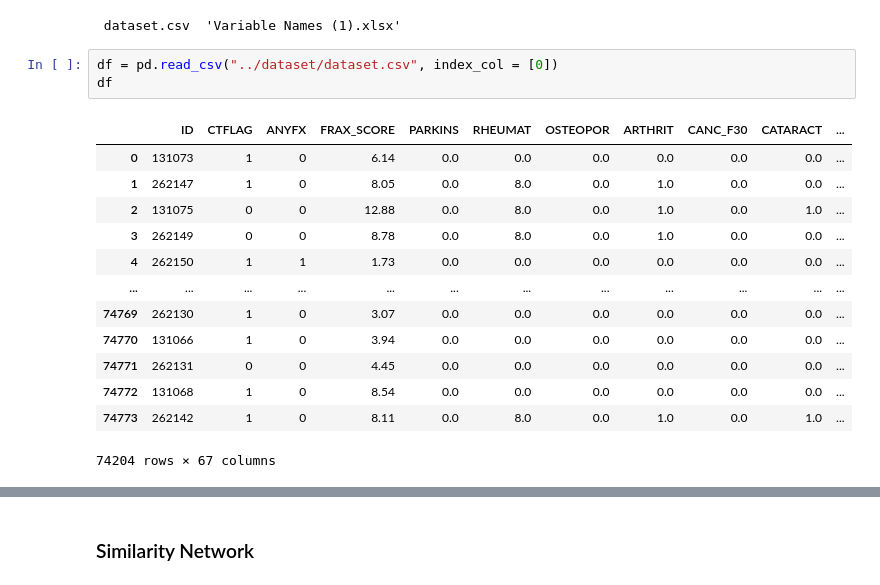
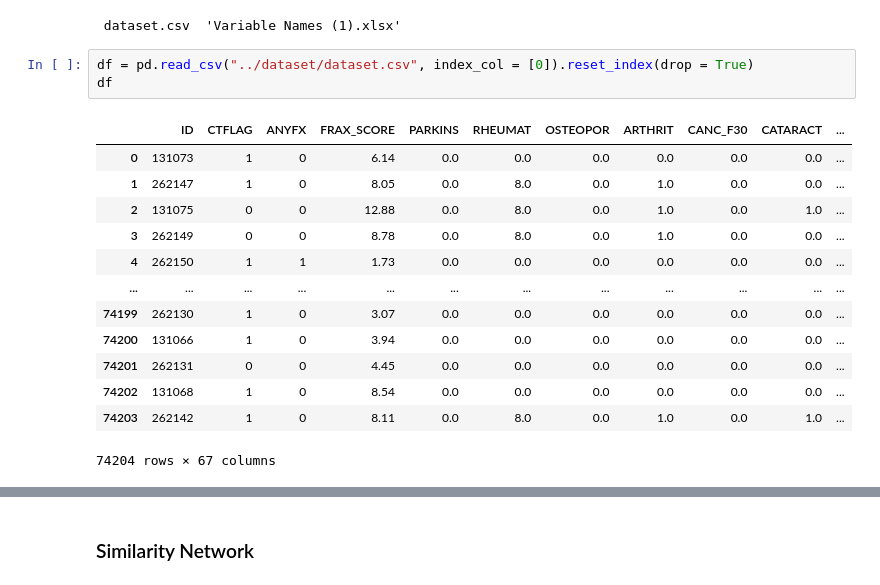
Before and after one commit to hwz628496/WHI_Fracture_GNN, a Jupyter notebook: notebooks_model/GNN.ipynb, the cells around one changed output, grey strips where cells are left out. Saved outputs shown, nothing was run; the diff lists cells and outputs as text.

```diff
--- a/notebooks_model/GNN.ipynb
+++ b/notebooks_model/GNN.ipynb
@@ -16,21 +16,21 @@ import networkx as nx
 # %% [output]
  dataset.csv  'Variable Names (1).xlsx'
 # %%
-df = pd.read_csv("../dataset/dataset.csv", index_col = [0])
+df = pd.read_csv("../dataset/dataset.csv", index_col = [0]).reset_index(drop = True)
 df
 # %% [output]
 |  | ID | CTFLAG | ANYFX | FRAX_SCORE | PARKINS | RHEUMAT | OSTEOPOR | ARTHRIT | CANC_F30 | CATARACT | ... |
 | 0 | 131073 | 1 | 0 | 6.14 | 0.0 | 0.0 | 0.0 | 0.0 | 0.0 | 0.0 | ... |
 | 1 | 262147 | 1 | 0 | 8.05 | 0.0 | 8.0 | 0.0 | 1.0 | 0.0 | 0.0 | ... |
 | 2 | 131075 | 0 | 0 | 12.88 | 0.0 | 8.0 | 0.0 | 1.0 | 0.0 | 1.0 | ... |
 | 3 | 262149 | 0 | 0 | 8.78 | 0.0 | 8.0 | 0.0 | 1.0 | 0.0 | 0.0 | ... |
 | 4 | 262150 | 1 | 1 | 1.73 | 0.0 | 0.0 | 0.0 | 0.0 | 0.0 | 0.0 | ... |
 | ... | ... | ... | ... | ... | ... | ... | ... | ... | ... | ... | ... |
-| 74769 | 262130 | 1 | 0 | 3.07 | 0.0 | 0.0 | 0.0 | 0.0 | 0.0 | 0.0 | ... |
-| 74770 | 131066 | 1 | 0 | 3.94 | 0.0 | 0.0 | 0.0 | 0.0 | 0.0 | 0.0 | ... |
-| 74771 | 262131 | 0 | 0 | 4.45 | 0.0 | 0.0 | 0.0 | 0.0 | 0.0 | 0.0 | ... |
-| 74772 | 131068 | 1 | 0 | 8.54 | 0.0 | 0.0 | 0.0 | 0.0 | 0.0 | 0.0 | ... |
-| 74773 | 262142 | 1 | 0 | 8.11 | 0.0 | 8.0 | 0.0 | 1.0 | 0.0 | 1.0 | ... |
+| 74199 | 262130 | 1 | 0 | 3.07 | 0.0 | 0.0 | 0.0 | 0.0 | 0.0 | 0.0 | ... |
+| 74200 | 131066 | 1 | 0 | 3.94 | 0.0 | 0.0 | 0.0 | 0.0 | 0.0 | 0.0 | ... |
+| 74201 | 262131 | 0 | 0 | 4.45 | 0.0 | 0.0 | 0.0 | 0.0 | 0.0 | 0.0 | ... |
+| 74202 | 131068 | 1 | 0 | 8.54 | 0.0 | 0.0 | 0.0 | 0.0 | 0.0 | 0.0 | ... |
+| 74203 | 262142 | 1 | 0 | 8.11 | 0.0 | 8.0 | 0.0 | 1.0 | 0.0 | 1.0 | ... |
 74204 rows × 67 columns
 # %%
 #extract cohort, labels, patid
```
Also changed, not shown: parts of 21 cells of this notebook.
